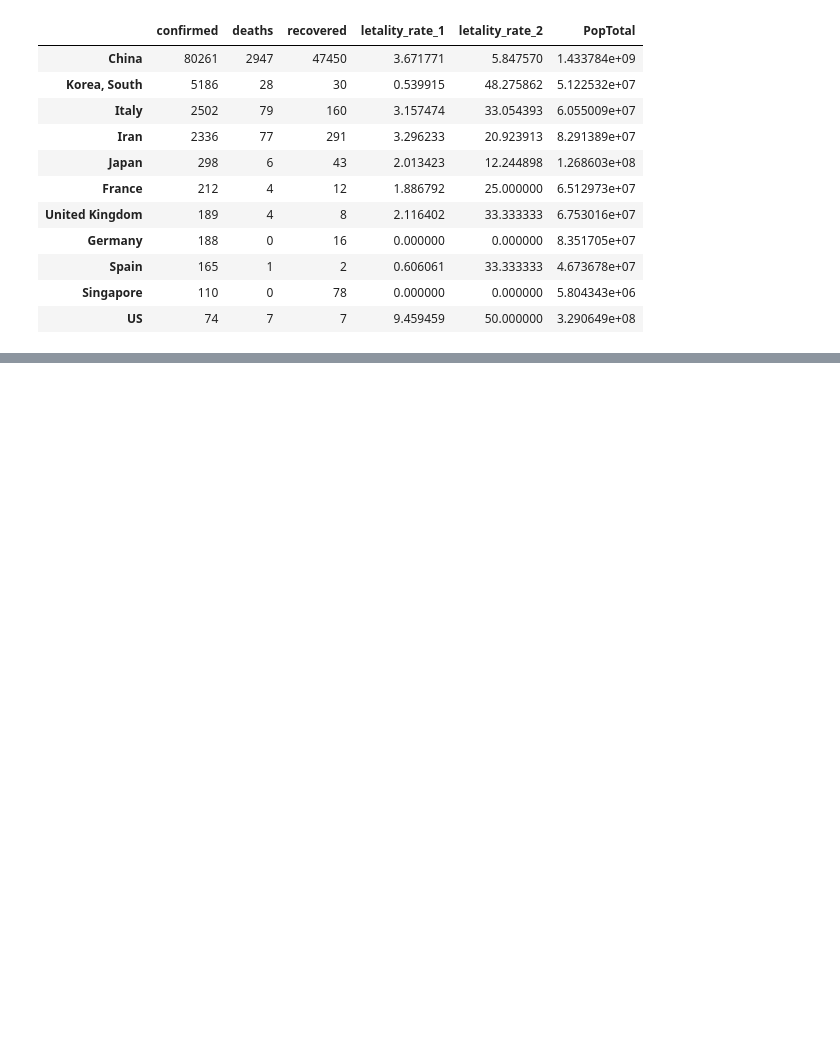
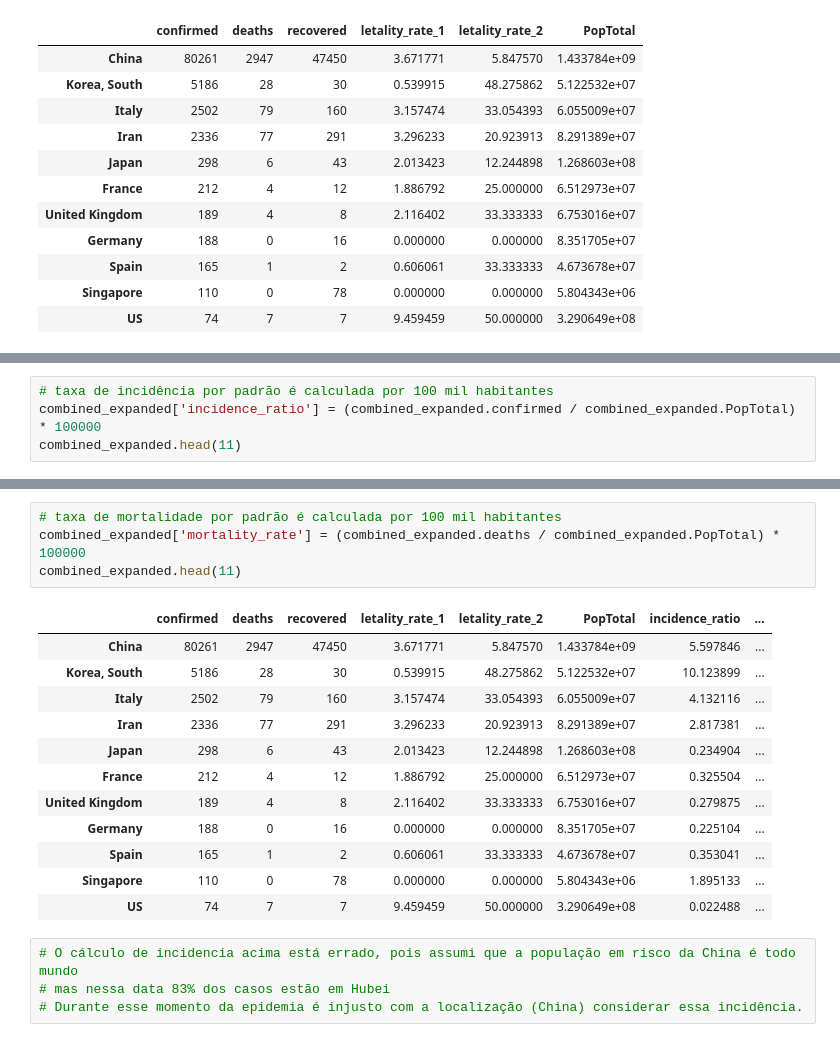
Before and after one commit to paulo-emilio/Cursos-em-Data-Science, a Jupyter notebook: Formacao-Data-Science/12-Data-Science-visualizacao-de-dados-para-saude-e-medicina/Visuzalizacao_de_dados_Covid-19.ipynb, the cells around one changed output, grey strips where cells are left out. Drawn from its saved outputs; the diff is of its cells as text; blank space fills up the shorter version.

```diff
--- a/Formacao-Data-Science/12-Data-Science-visualizacao-de-dados-para-saude-e-medicina/Visuzalizacao_de_dados_Covid-19.ipynb
+++ b/Formacao-Data-Science/12-Data-Science-visualizacao-de-dados-para-saude-e-medicina/Visuzalizacao_de_dados_Covid-19.ipynb
@@ -332,0 +335,4 @@ combined_expanded.head(11)
+# %%
+# taxa de incidência por padrão é calculada por 100 mil habitantes
+combined_expanded['incidence_ratio'] = (combined_expanded.confirmed / combined_expanded.PopTotal) * 100000
+combined_expanded.head(11)
@@ -332,0 +352,21 @@ combined_expanded.head(11)
+# %%
+# taxa de mortalidade por padrão é calculada por 100 mil habitantes
+combined_expanded['mortality_rate'] = (combined_expanded.deaths / combined_expanded.PopTotal) * 100000
+combined_expanded.head(11)
+# %% [output]
+|  | confirmed | deaths | recovered | letality_rate_1 | letality_rate_2 | PopTotal | incidence_ratio | ... |
+| China | 80261 | 2947 | 47450 | 3.671771 | 5.847570 | 1.433784e+09 | 5.597846 | ... |
+| Korea, South | 5186 | 28 | 30 | 0.539915 | 48.275862 | 5.122532e+07 | 10.123899 | ... |
+| Italy | 2502 | 79 | 160 | 3.157474 | 33.054393 | 6.055009e+07 | 4.132116 | ... |
+| Iran | 2336 | 77 | 291 | 3.296233 | 20.923913 | 8.291389e+07 | 2.817381 | ... |
+| Japan | 298 | 6 | 43 | 2.013423 | 12.244898 | 1.268603e+08 | 0.234904 | ... |
+| France | 212 | 4 | 12 | 1.886792 | 25.000000 | 6.512973e+07 | 0.325504 | ... |
+| United Kingdom | 189 | 4 | 8 | 2.116402 | 33.333333 | 6.753016e+07 | 0.279875 | ... |
+| Germany | 188 | 0 | 16 | 0.000000 | 0.000000 | 8.351705e+07 | 0.225104 | ... |
+| Spain | 165 | 1 | 2 | 0.606061 | 33.333333 | 4.673678e+07 | 0.353041 | ... |
+| Singapore | 110 | 0 | 78 | 0.000000 | 0.000000 | 5.804343e+06 | 1.895133 | ... |
+| US | 74 | 7 | 7 | 9.459459 | 50.000000 | 3.290649e+08 | 0.022488 | ... |
+# %%
+# O cálculo de incidencia acima está errado, pois assumi que a população em risco da China é todo mundo
+# mas nessa data 83% dos casos estão em Hubei
+# Durante esse momento da epidemia é injusto com a localização (China) considerar essa incidência.
```
Also changed, not shown: parts of 4 cells of this notebook.
